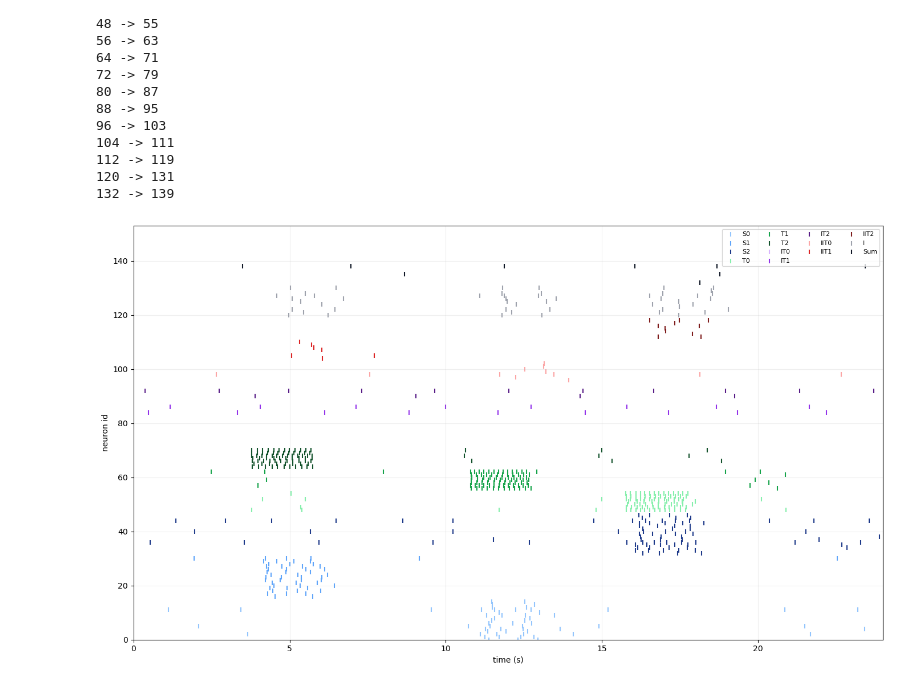
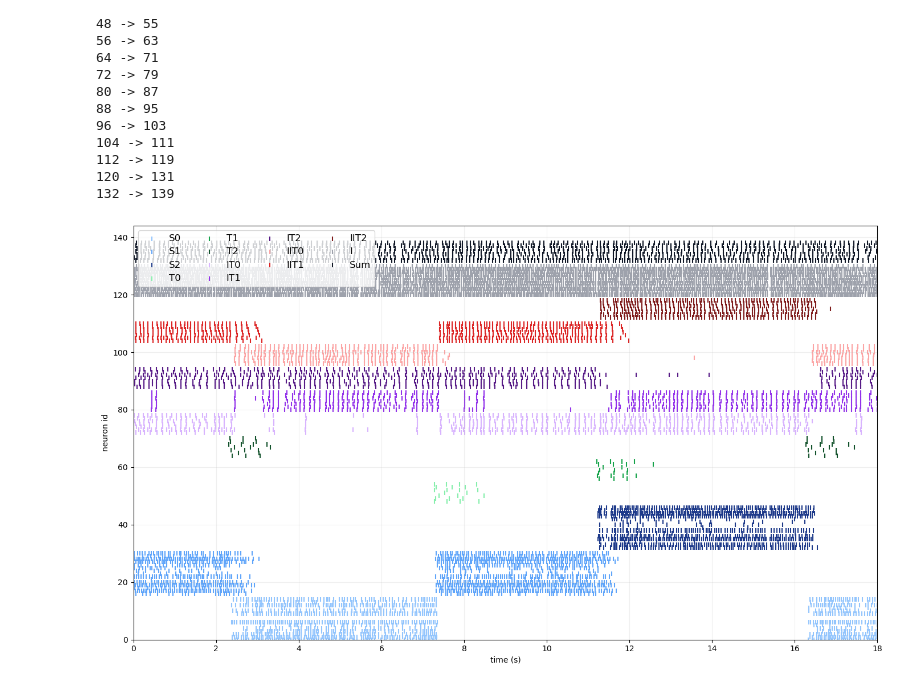
Before and after one commit to MySweetLord/Neuromorphic_Intelligence_2026, a Jupyter notebook: NSM_Network.ipynb, the cells around one changed output. Cells and saved outputs as stored; diff of their text form; code cells hidden in the pictures.

Commit message:
added FF-curve file

```diff
--- a/NSM_Network.ipynb
+++ b/NSM_Network.ipynb
@@ -438,7 +385,7 @@ exclude_n_ids = [(0,0,5), (0,0,6), (0,0,11), (0,0,15), (0,0,17), (0,0,128),(0,0,
                  (0,2,29),(0,2,65),(0,2,60),(0,2,102),(0,2,99),(0,2,172),(0,2,206),
                  (0,3,9),(0,3,64),(0,3,86),(0,3,143),(0,3,183),(0,3,188),(0,3,214),(0,3,239)]
 
-seed = 20
+seed = 0
 
 
 # ------------------------------------------------------------
@@ -451,7 +398,7 @@ p_S_S_self             = np.full(NS, 0.7)
 p_S_I_base, p_S_I_frac = np.full(NS, 0.5), np.full(NS, 0.0)   # AMPA base prob, NMDA fraction
 p_I_S_base, p_I_S_frac = np.full(NS, 0.6), np.full(NS, 0.9)   # GABA_A base prob, GABA_B fraction
 
-p_I_I_base, p_I_I_frac = [0], [0.0]                         # GABA_A base prob, GABA_B fraction
+p_I_I_base, p_I_I_frac = [0.1], [0.0]                         # GABA_A base prob, GABA_B fraction
 p_I_I_self             = [0.0]
 
 
@@ -459,14 +406,14 @@ p_I_I_self             = [0.0]
 # SUM POP + TRANSITION POP INHIBITORS
 # ------------------------------------------------------------
 
-p_S_Sum_base, p_S_Sum_frac     = np.full(NS, 0.3), np.full(NS, 0.0)   # AMPA base prob, NMDA fraction
+p_S_Sum_base, p_S_Sum_frac     = np.full(NS, 0.8), np.full(NS, 0.0)   # AMPA base prob, NMDA fraction
 p_Sum_Sum_base, p_Sum_Sum_frac = [0.2], [0.0]                         # AMPA base prob, NMDA fraction
 
-p_Sum_IT_base, p_Sum_IT_frac   = np.full(NS, 0.8), np.full(NS, 0.0)   # AMPA base prob, NMDA fraction
-p_S_IIT_base, p_S_IIT_frac     = np.full(NS, 0.8), np.full(NS, 0.0)   # AMPA base prob, NMDA fraction
+p_Sum_IT_base, p_Sum_IT_frac   = np.full(NS, 1.0), np.full(NS, 0.0)   # AMPA base prob, NMDA fraction
+p_S_IIT_base, p_S_IIT_frac     = np.full(NS, 1.0), np.full(NS, 0.0)   # AMPA base prob, NMDA fraction
 
-p_IT_T_base, p_IT_T_frac       = np.full(NS, 0.0), np.full(NS, 0.0)   # GABA_A base prob, GABA_B fraction #0.8
-p_IIT_IT_base, p_IIT_IT_frac   = np.full(NS, 0.0), np.full(NS, 0.0)   # GABA_A base prob, GABA_B fraction
+p_IT_T_base, p_IT_T_frac       = np.full(NS, 1.0), np.full(NS, 1.0)   # GABA_A base prob, GABA_B fraction #0.8
+p_IIT_IT_base, p_IIT_IT_frac   = np.full(NS, 1.0), np.full(NS, 1.0)   # GABA_A base prob, GABA_B fraction
 
 
 # ------------------------------------------------------------
@@ -474,7 +421,7 @@ p_IIT_IT_base, p_IIT_IT_frac   = np.full(NS, 0.0), np.full(NS, 0.0)   # GABA_A b
 # ------------------------------------------------------------
 
 p_T_T_base, p_T_T_frac = np.full(NS, 0), np.full(NS, 0.0)   # AMPA base prob, NMDA fraction
-p_T_S_base, p_T_S_frac = np.full(NS, 0.8), np.full(NS, 0)   # AMPA base prob, NMDA fraction
+p_T_S_base, p_T_S_frac = np.full(NS, 0.8), np.full(NS, 0)     # AMPA base prob, NMDA fraction
 
 
 # ------------------------------------------------------------
@@ -678,8 +820,3 @@ spikegens, spikegen_ids, next_true_nid, true_to_disp_idx, next_disp_idx = make_p
         true_to_disp_idx   = true_to_disp_idx,
         is_spikegen        = True
     )
-# %%
-disp_to_true_idx = {
-    disp_idx: true_id
-    for true_id, disp_idx in true_to_disp_idx.items()
-}
@@ -690,7 +822,0 @@ print(disp_to_true_idx[2])
-# %%
-print(true_to_disp_idx)
-print(true_to_disp_idx[(0, 0, 1)])
-
-neuron = (0, 0, 1)
-if neuron in true_to_disp_idx:
-    print(true_to_disp_idx[neuron])
@@ -1209,7 +1325,7 @@ def population_activity(t_spikes, n_neurons):
 ### **Plot Stimulation Rates**
 # %%
 
-fs = 100
+fs = 1000
 
 stim_rates_hz = np.array(stim_rates_hz)
 t             = np.arange(0, t_tot, 1/fs)
@@ -1231,7 +1347,11 @@ for i, dt in enumerate(t_steps_stim):
 plt.figure(figsize=(10,4))
 
 for s in range(NS):
-    plt.plot(t, rates[s], label=f"S{s}")
+    plt.plot(t,
+             rates[s],
+             label=f"S{s}",
+             color = colors_T[s],
+             linewidth = 0.8)
 
 plt.xlabel("Time (s)")
 plt.ylabel("Input rate (Hz)")
@@ -1490,37 +1541,37 @@ for i in range(int(NS)):
         s      = 30,
         color  = get_color(colors_IIT, i),
         label  = f'IIT{i}'
     )
 
 plt.scatter(
     I_spike_t,
     I_spike_id,
     marker = '|',
     s      = 30,
     color  = color_I,
     label  = 'I'
 )
 
 plt.scatter(
     Sum_spike_t,
     Sum_spike_id,
     marker = '|',
     s      = 30,
     color  = color_Sum,
     label  = 'Sum'
 )
 
 plt.xlabel("time (s)")
 plt.ylabel("neuron id")
-plt.legend(ncol=4, fontsize=8)
+plt.legend(ncol=4, fontsize=12, loc="upper left")
 plt.grid(True, alpha=0.2)
-plt.xlim(0, t_tot+ 2)
-plt.ylim(0, N_tot+10)
+plt.xlim(0, t_tot - 2)
+plt.ylim(0, N_tot+1)
 
 plt.tight_layout()
 plt.show()
 # %% [output]
-[figure, old version]
+[figure, new version]
 # %%
 # ------------------------------------------------------------
 # HELPER
```
Also changed, not shown: parts of 32 cells of this notebook, 7 other files.
